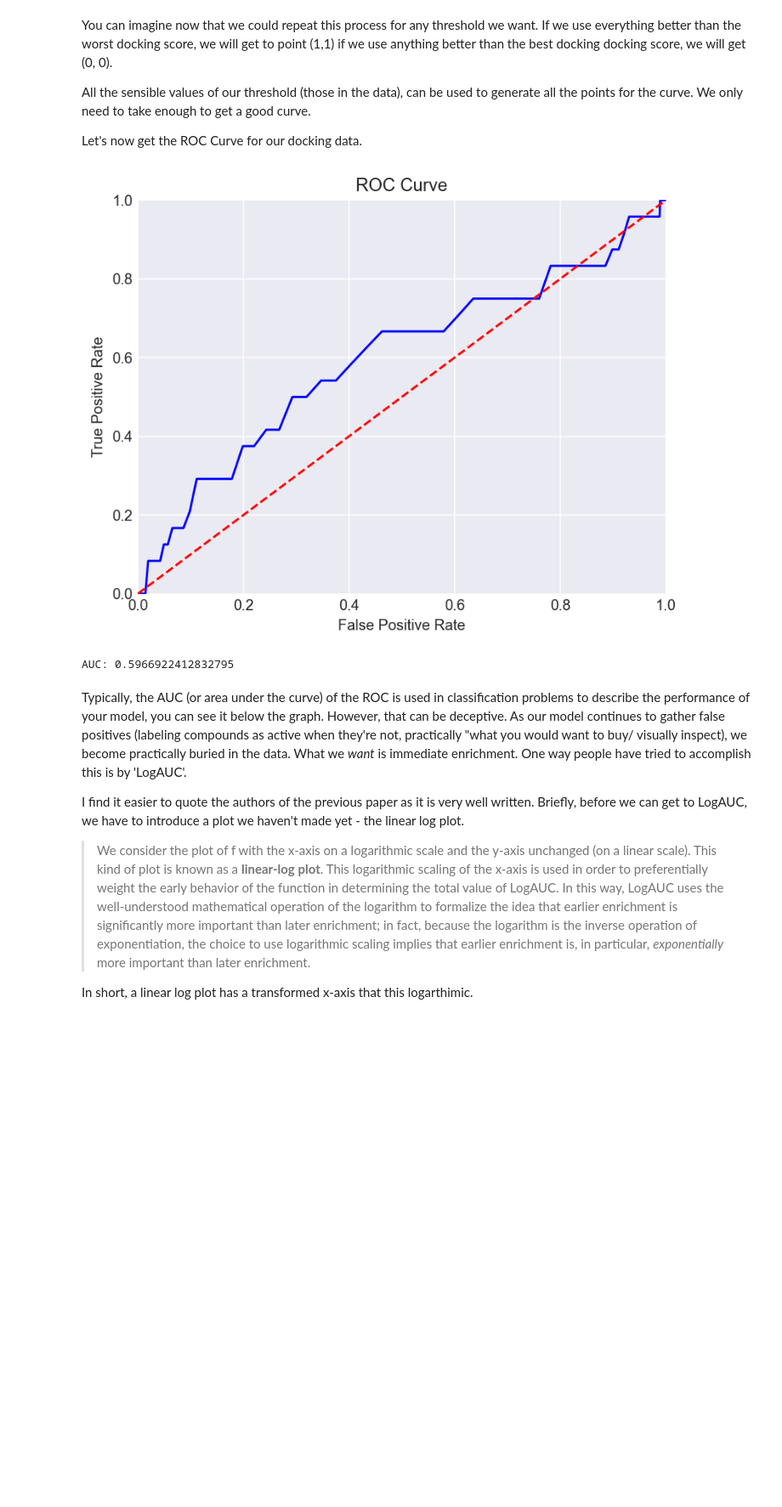
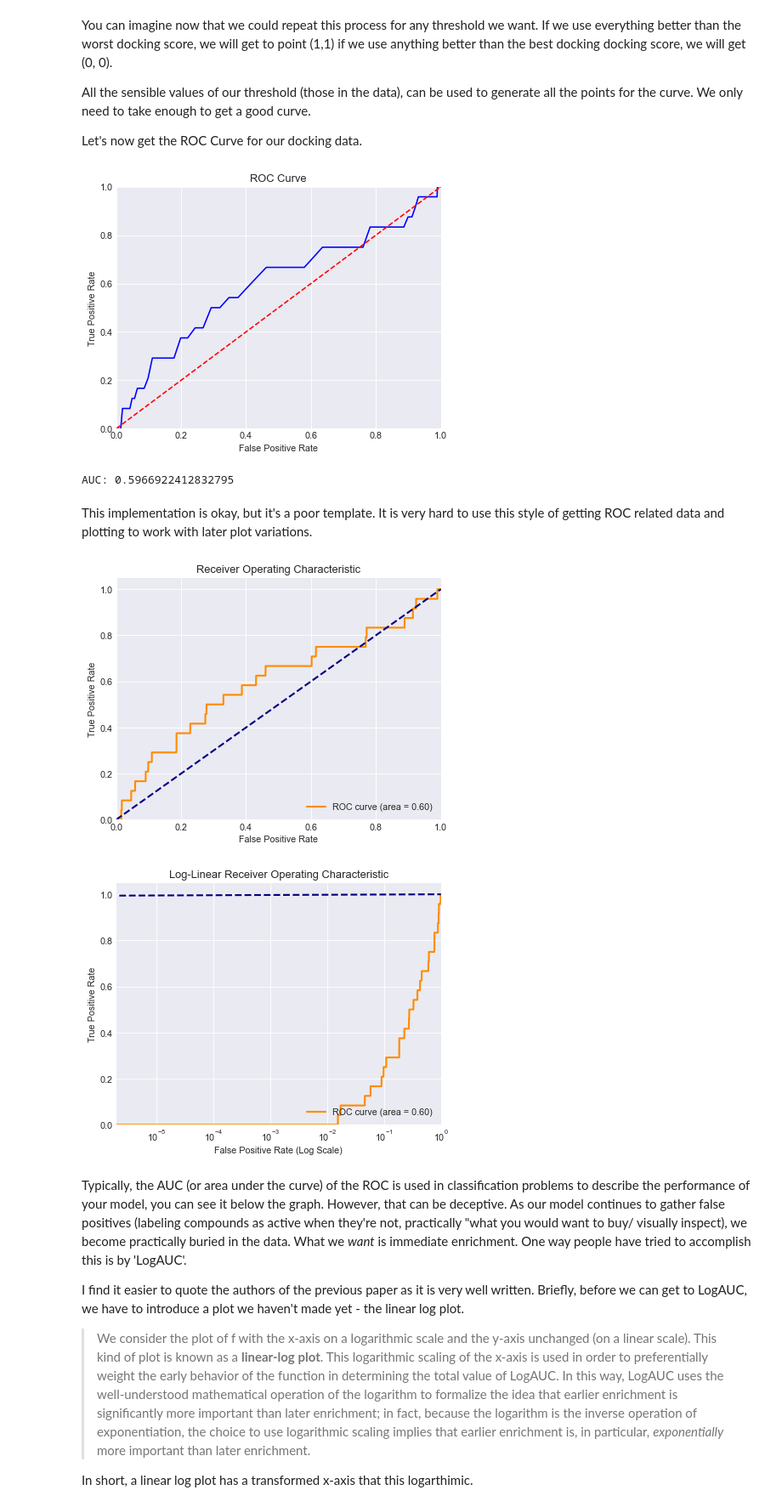
Before and after one commit to DKchemistry/LigBoundConfData, a Jupyter notebook: Enrichment_Metrics.ipynb, the cells around one changed output. Shown: that part at 85% size. Saved outputs shown, nothing was run; the diff lists cells and outputs as text; code cells hidden in the pictures; blank space fills up the shorter version.

Commit message:
Work with enrichment metrics backup

```diff
--- a/Enrichment_Metrics.ipynb
+++ b/Enrichment_Metrics.ipynb
@@ -115,7 +115,7 @@ from sklearn.metrics import auc
 
 matplotlib.rcdefaults()
 plt.style.use("seaborn-darkgrid")
-plt.rcParams["figure.dpi"] = 144
+plt.rcParams["figure.dpi"] = 77
 
 
 def plot_enrichment_curve(df):
@@ -321,8 +321,51 @@ def plot_roc_curve(df, num_thresholds=100):
 # %%
 plot_roc_curve(data, num_thresholds=200)
 # %% [output]
-[figure, old version]
+[figure, new version]
 AUC: 0.5966922412832795
+# %% [markdown]
+This implementation is okay, but it's a poor template. It is very hard to use this style of getting ROC related data and plotting to work with later plot variations.
+# %%
+import pandas as pd
+from sklearn.metrics import roc_curve, auc
+import matplotlib.pyplot as plt
+import numpy as np
+
+# Assuming 'data' is your DataFrame
+true_labels = data["Activity"]
+predicted_scores = -data["r_i_docking_score"]  # Inverting the scores
+
+# Compute ROC curve
+fpr, tpr, thresholds = roc_curve(true_labels, predicted_scores)
+roc_auc = auc(fpr, tpr)
+
+# Plot ROC curve
+plt.figure()
+plt.plot(fpr, tpr, color="darkorange", lw=2, label="ROC curve (area = %0.2f)" % roc_auc)
+plt.plot([0, 1], [0, 1], color="navy", lw=2, linestyle="--")
+plt.xlim([0.0, 1.0])
+plt.ylim([0.0, 1.05])
+plt.xlabel("False Positive Rate")
+plt.ylabel("True Positive Rate")
+plt.title("Receiver Operating Characteristic")
+plt.legend(loc="lower right")
+plt.show()
+
+# Plot log-linear ROC curve
+plt.figure()
+plt.plot(fpr, tpr, color="darkorange", lw=2, label="ROC curve (area = %0.2f)" % roc_auc)
+plt.plot([0, 1], [0, 1], color="navy", lw=2, linestyle="--")
+plt.xscale("log")
+plt.xlim([0.0, 1.0])
+plt.ylim([0.0, 1.05])
+plt.xlabel("False Positive Rate (Log Scale)")
+plt.ylabel("True Positive Rate")
+plt.title("Log-Linear Receiver Operating Characteristic")
+plt.legend(loc="lower right")
+plt.show()
+# %% [output]
+[figure, added]
+[figure, added]
 # %% [markdown]
 Typically, the AUC (or area under the curve) of the ROC is used in classification problems to describe the performance of your model, you can see it below the graph. However, that can be deceptive. As our model continues to gather false positives (labeling compounds as active when they're not, practically "what you would want to buy/ visually inspect), we become practically buried in the data. What we *want* is immediate enrichment. One way people have tried to accomplish this is by 'LogAUC'.
 
```
Also changed, not shown: parts of 14 cells of this notebook, 3 other files.
